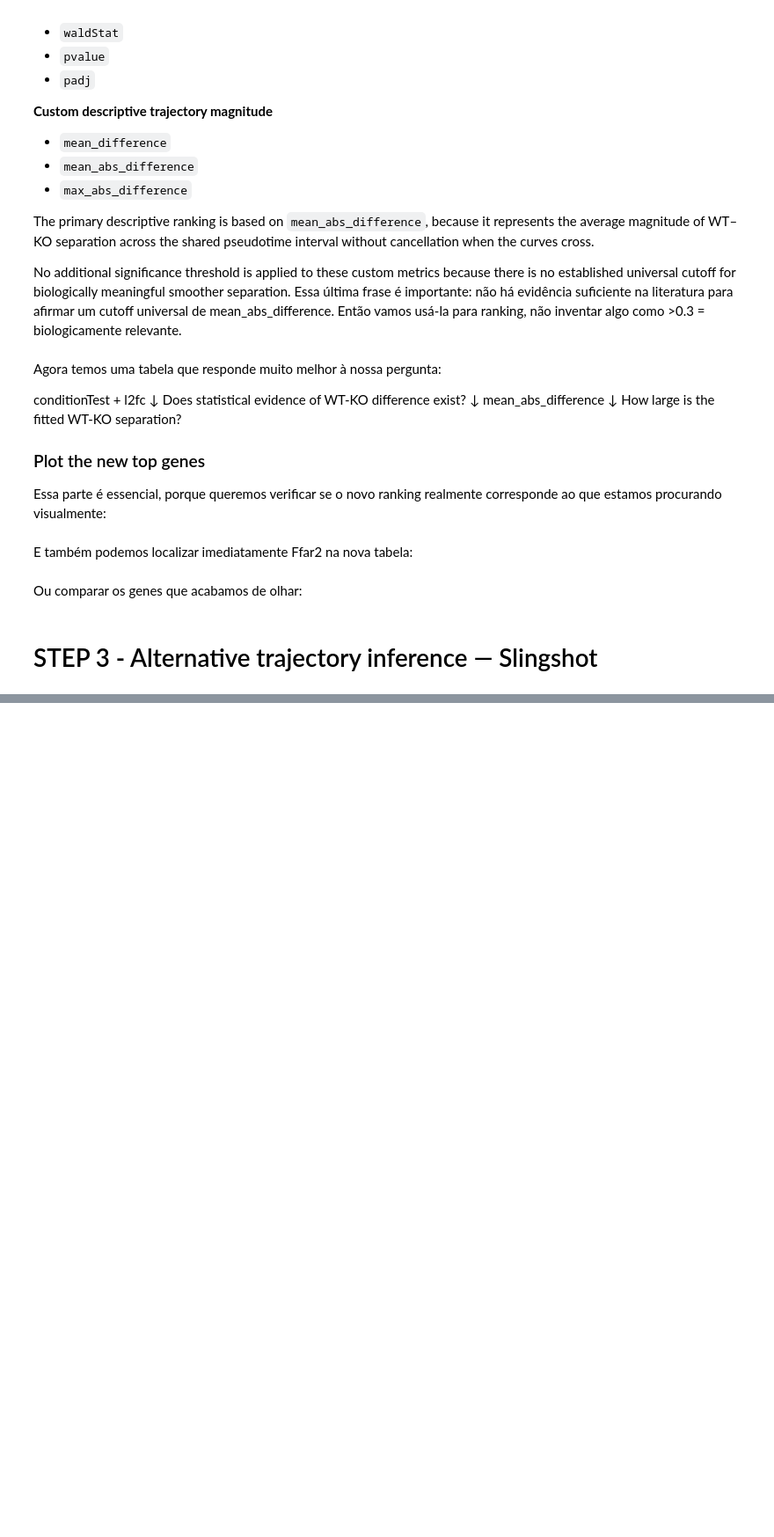
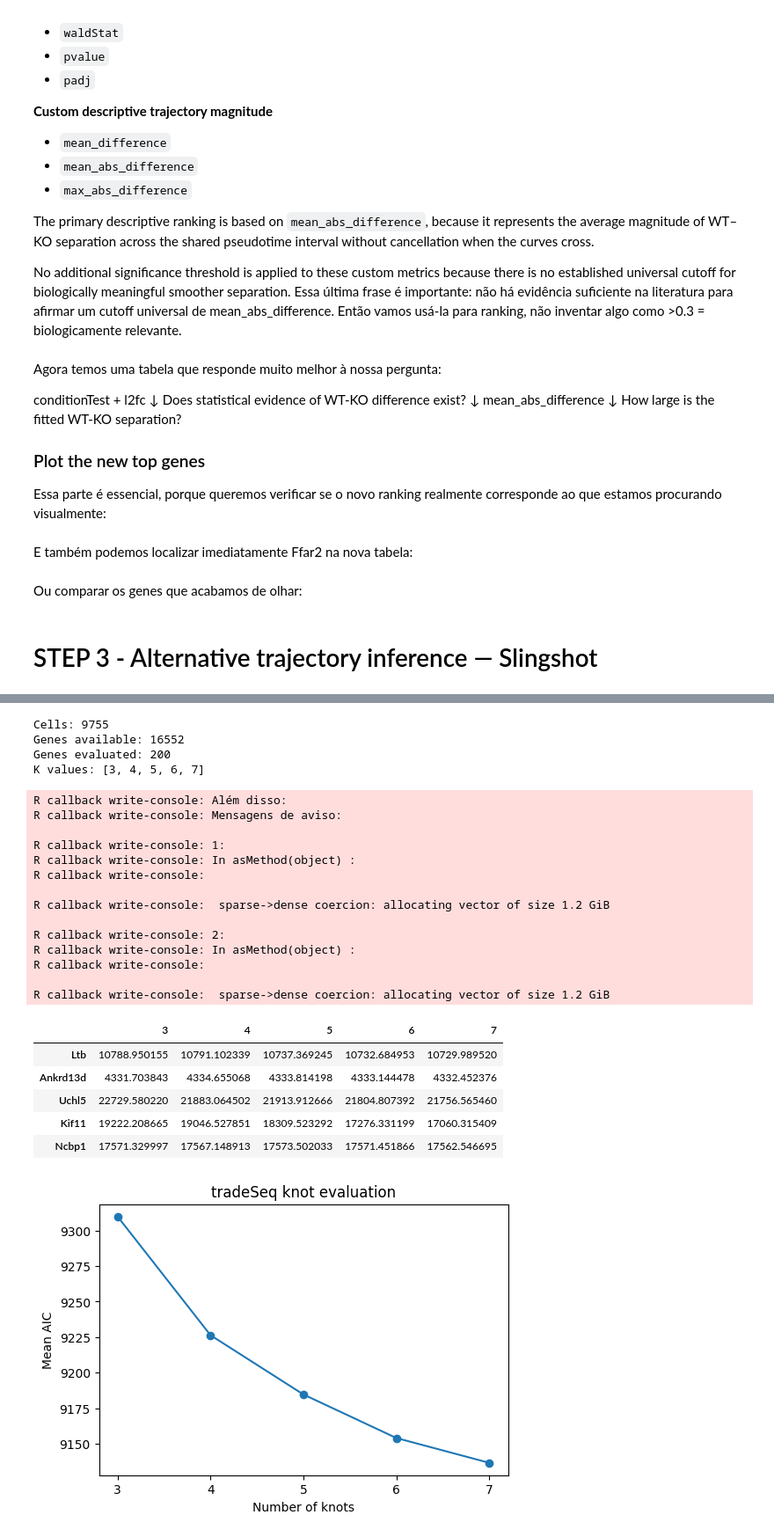
Before and after one commit to TAndrighetti/SingleCell_Analysis_Tools, a Jupyter notebook: tutoriais/Trajectory_application.ipynb, the cells around one changed output, grey strips where cells are left out. Shown at 88% size. Cells and saved outputs as stored; diff of their text form; code cells hidden in the pictures; blank space fills up the shorter version.

```diff
--- a/tutoriais/Trajectory_application.ipynb
+++ b/tutoriais/Trajectory_application.ipynb
@@ -3415,0 +2159,61 @@ sample_dynamics -> True
+# %%
+def PlotTradeSeqK(aic_table):
+    """
+    Plot mean AIC across candidate tradeSeq knot numbers.
+
+    aic_table : DataFrame --> Output from EvaluateTradeSeqK.
+
+    Returns
+    -------
+    None --> Displays the AIC diagnostic plot.
+    """
+    import matplotlib.pyplot as plt
+
+    mean_aic = aic_table.mean(axis=0)
+
+    plt.figure(figsize=(6, 4))
+    plt.plot(mean_aic.index, mean_aic.values, marker="o")
+    plt.xlabel("Number of knots")
+    plt.ylabel("Mean AIC")
+    plt.title("tradeSeq knot evaluation")
+    plt.xticks(mean_aic.index)
+    plt.show()
+# %%
+aic_k = EvaluateTradeSeqK(
+    adata=ad_sling,
+    slingshot_result=slingshot,
+    counts_layer="QC_filtered",
+    min_cells=20,
+    k_values=(3, 4, 5, 6, 7),
+    n_genes=200,
+    seed=42,
+)
+
+display(aic_k.head())
+PlotTradeSeqK(aic_k)
+# %% [output]
+Cells: 9755
+Genes available: 16552
+Genes evaluated: 200
+K values: [3, 4, 5, 6, 7]
+R callback write-console: Além disso:
+R callback write-console: Mensagens de aviso:
+
+R callback write-console: 1:
+R callback write-console: In asMethod(object) :
+R callback write-console:
+
+R callback write-console:  sparse->dense coercion: allocating vector of size 1.2 GiB
+
+R callback write-console: 2:
+R callback write-console: In asMethod(object) :
+R callback write-console:
+
+R callback write-console:  sparse->dense coercion: allocating vector of size 1.2 GiB
+|  | 3 | 4 | 5 | 6 | 7 |
+| Ltb | 10788.950155 | 10791.102339 | 10737.369245 | 10732.684953 | 10729.989520 |
+| Ankrd13d | 4331.703843 | 4334.655068 | 4333.814198 | 4333.144478 | 4332.452376 |
+| Uchl5 | 22729.580220 | 21883.064502 | 21913.912666 | 21804.807392 | 21756.565460 |
+| Kif11 | 19222.208665 | 19046.527851 | 18309.523292 | 17276.331199 | 17060.315409 |
+| Ncbp1 | 17571.329997 | 17567.148913 | 17573.502033 | 17571.451866 | 17562.546695 |
+[figure, added]
```
Also changed, not shown: parts of 58 cells of this notebook, 3 other files.
